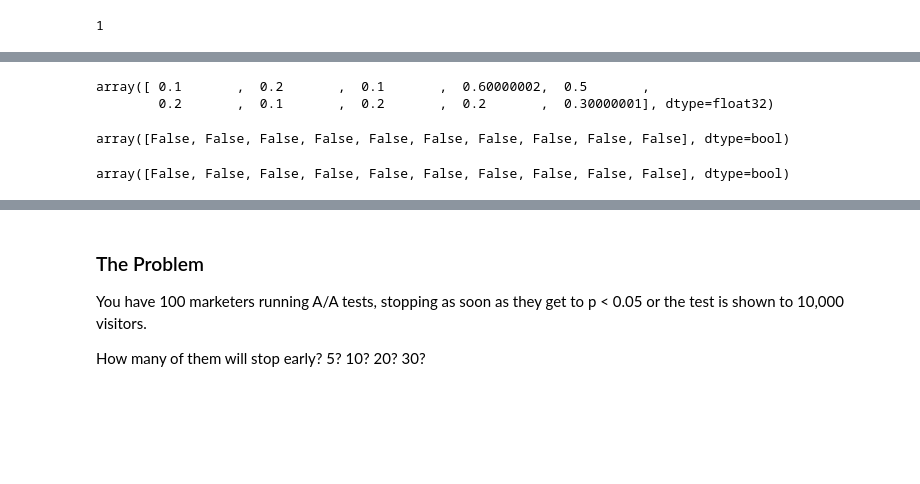
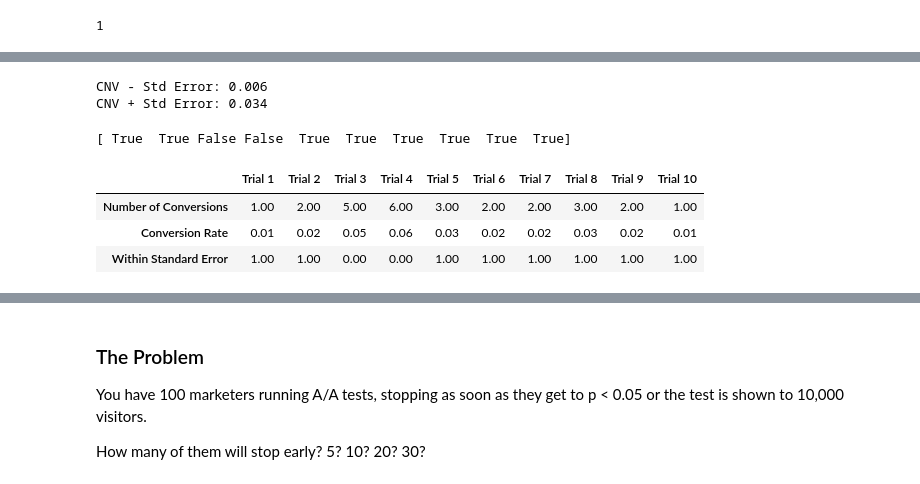
Before and after one commit to theianchan/data-notebooks, a Jupyter notebook: sequential-probability-ratio-test.ipynb, the cells around one changed output, grey strips where cells are left out. Saved outputs shown, nothing was run; the diff lists cells and outputs as text; code cells hidden in the pictures; blank space fills up the shorter version.

```diff
--- a/sequential-probability-ratio-test.ipynb
+++ b/sequential-probability-ratio-test.ipynb
@@ -59,25 +84,29 @@ se_1_above_cnv = 0.02 - std_error(0.02, 100)
-# %%
-v100_t10_cnv = np.float32(v100_times_10) / len(v100_times_10)
-v100_t10_cnv
-# %% [output]
-array([ 0.1       ,  0.2       ,  0.1       ,  0.60000002,  0.5       ,
-        0.2       ,  0.1       ,  0.2       ,  0.2       ,  0.30000001], dtype=float32)
-# %%
-v100_t10_blw_mean_plus_se = v100_times_10 < (0.02 + std_error(0.02, 100))
-v100_t10_blw_mean_plus_se
-# %% [output]
-array([False, False, False, False, False, False, False, False, False, False], dtype=bool)
-# %%
-v100_t10_abv_mean_plus_se = v100_times_10 < (0.02 + std_error(0.02, 100))
-v100_t10_abv_mean_plus_se
-# %% [output]
-array([False, False, False, False, False, False, False, False, False, False], dtype=bool)
+# %%
+lower_se = p_conversion - std_error
+upper_se = p_conversion + std_error
+print("CNV - Std Error: {}\nCNV + Std Error: {}".format(lower_se, upper_se))
+# %% [output]
+CNV - Std Error: 0.006
+CNV + Std Error: 0.034
+# %%
+v100_t10_between_se = ((v100_t10_cnv >= lower_se) & (v100_t10_cnv <= upper_se))
+print(v100_t10_between_se)
+# %% [output]
+[ True  True False False  True  True  True  True  True  True]
 # %%
-pd.DataFrame({
-    "Number of Conversions": visitors_100_times_10,
-    "Conversion Rate": visitors_100_times_10_cnv,
-    "Within Standard Error": visitors_100_times_10[visitors_100_times_10[]]
-}, index=["Trial {}".format(i + 1) for i in range(10)])[[
+df_trials = pd.DataFrame({
+    "Number of Conversions": v100_times_10,
+    "Conversion Rate": v100_t10_cnv,
+    "Within Standard Error": [1 if i == True else 0 for i in v100_t10_between_se]
+}, index=["Trial {}".format(i + 1) for i in range(n_experiments)])[[
     "Number of Conversions",
-    "Conversion Rate"
+    "Conversion Rate",
+    "Within Standard Error"
 ]].T
+
+df_trials
+# %% [output]
+|  | Trial 1 | Trial 2 | Trial 3 | Trial 4 | Trial 5 | Trial 6 | Trial 7 | Trial 8 | Trial 9 | Trial 10 |
+| Number of Conversions | 1.00 | 2.00 | 5.00 | 6.00 | 3.00 | 2.00 | 2.00 | 3.00 | 2.00 | 1.00 |
+| Conversion Rate | 0.01 | 0.02 | 0.05 | 0.06 | 0.03 | 0.02 | 0.02 | 0.03 | 0.02 | 0.01 |
+| Within Standard Error | 1.00 | 1.00 | 0.00 | 0.00 | 1.00 | 1.00 | 1.00 | 1.00 | 1.00 | 1.00 |
```
Also changed, not shown: parts of 41 cells of this notebook, 3 other files.
